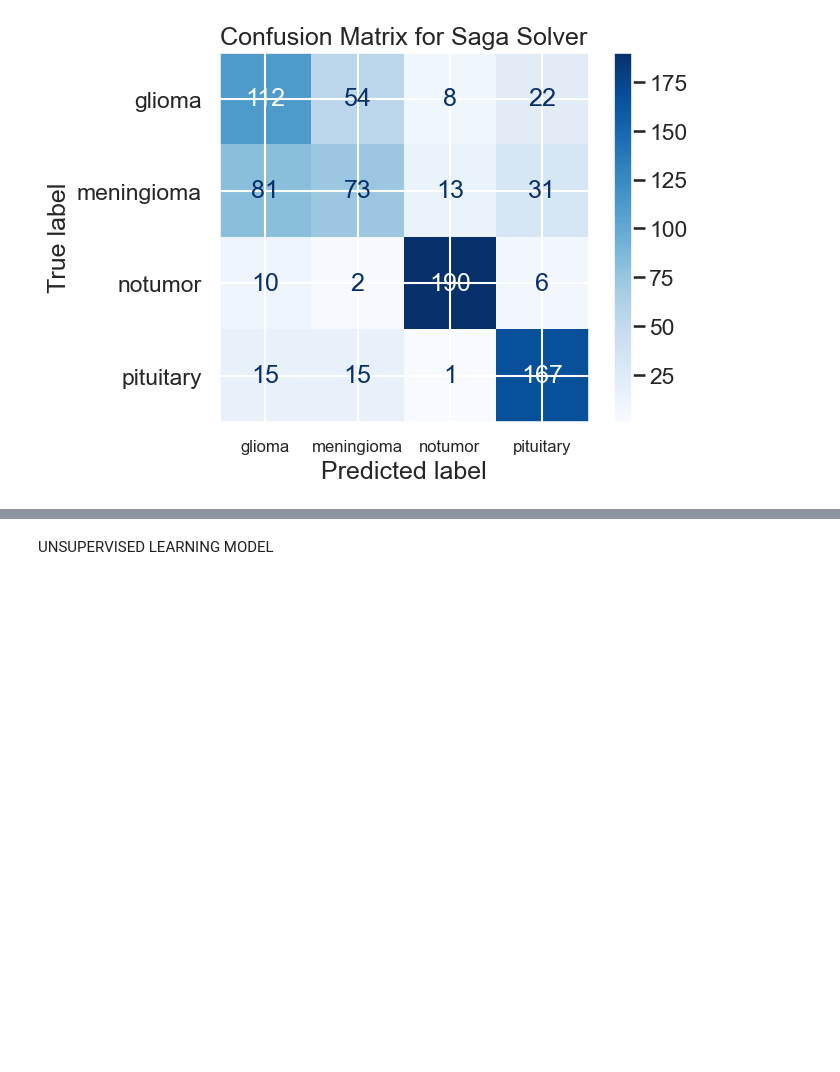
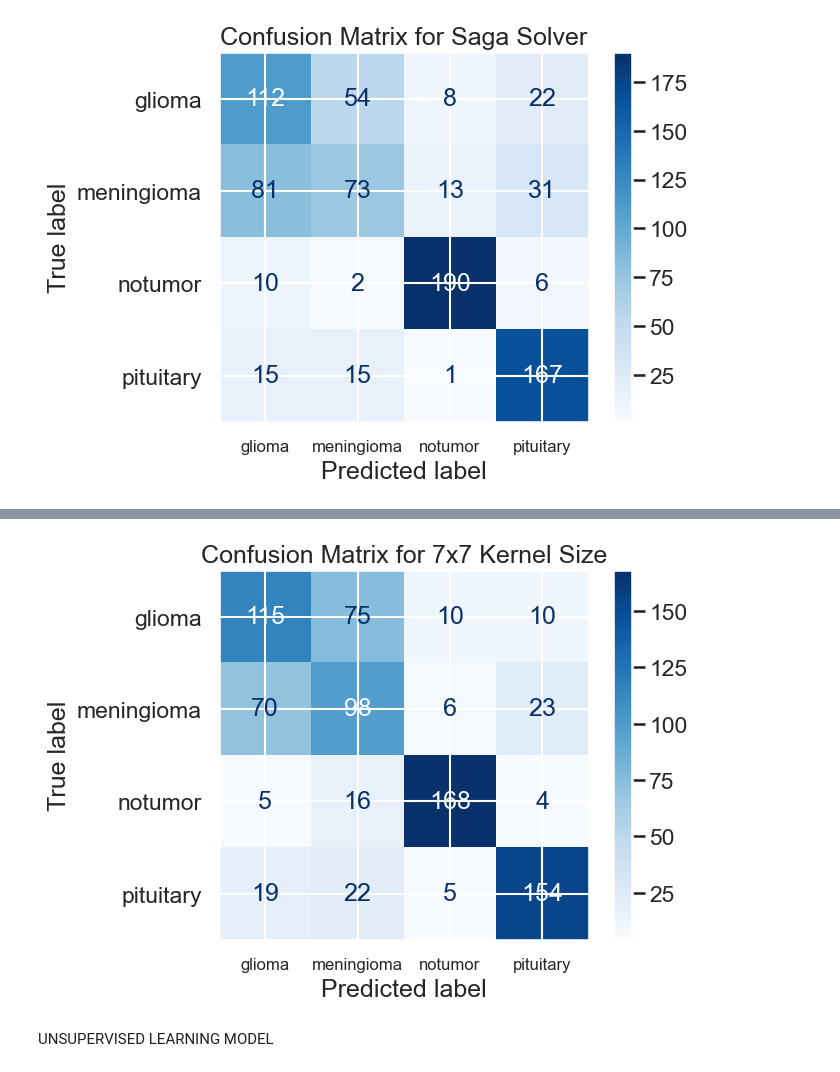
Before and after one commit to gilololol64/DataScienceProject, a Jupyter notebook: sample.ipynb, the cells around one changed output, grey strips where cells are left out. Saved outputs shown, nothing was run; the diff lists cells and outputs as text; code cells hidden in the pictures; blank space fills up the shorter version.

```diff
--- a/sample.ipynb
+++ b/sample.ipynb
@@ -230,0 +276,13 @@ plt.show()
+# %%
+cm_3 = results[3][3]
+cm_5 = results[5][3]
+cm_7 = results[7][3]
+
+disp = ConfusionMatrixDisplay(confusion_matrix=cm_7, display_labels=labels)
+disp.plot(cmap=plt.cm.Blues) # Customize colormap if desired
+disp.ax_.set_xticklabels(labels, fontsize=12)
+plt.title("Confusion Matrix for 7x7 Kernel Size")
+
+plt.show()
+# %% [output]
+[figure, added]
```
Also changed, not shown: parts of 7 cells of this notebook, 1 other file.
